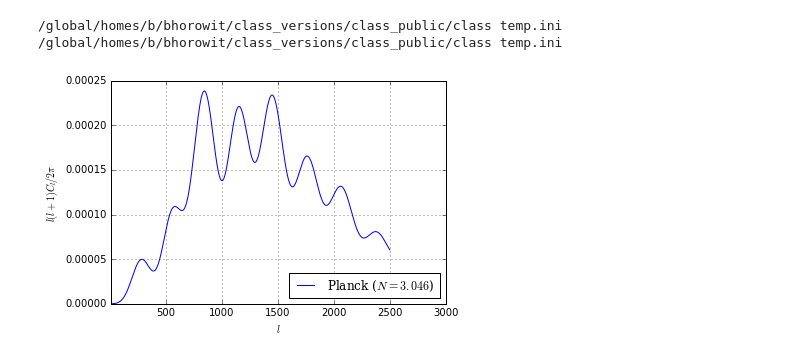
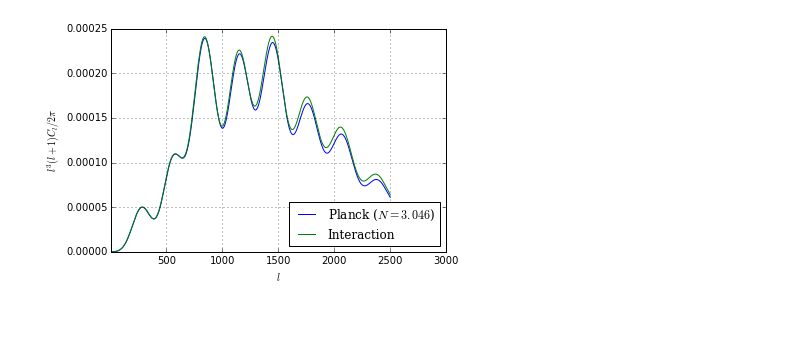
Before and after one commit to bhorowitz/class-fisher, a Jupyter notebook: testing.ipynb, the cells around one changed output. Drawn from its saved outputs; the diff is of its cells as text; code cells hidden in the pictures; blank space fills up the shorter version.

```diff
--- a/testing.ipynb
+++ b/testing.ipynb
@@ -8,8 +9,9 @@ import matplotlib.pyplot as plt
 import pylab
 # %%
+T_cmb = 2.725
 pfc = {
 "omega_b":0.02226,
-"omega_c": 0.1193,
+"omega_cdm": 0.1193,
 "h" : 0.6751,
 "tau_reio" : 0.063,
 "n_s" :  0.9653,
@@ -18,10 +20,9 @@ pfc = {
 
 best_fit ={
 "omega_b": 0.0221693,
-"omega_c": 0.121012,
+"omega_cdm": 0.121012,
 "h" : 0.661266,
 "tau_reio" : 0.071823,
-"sig_ncdm" : [0.0500989,0.500989],
 "n_s" :  0.961953,
 "ln10^{10}A_s" :  3.07599,
 "A_planck":   0.998698,
@@ -29,33 +30,42 @@ best_fit ={
 "N_eff" : 1.046,
 "N_ncdm" : 2,
 "m_ncdm ": [0.08, 0.08],
-"sig_ncdm" : [0.0500989,0.500989]
+"sig_ncdm" : [0.500989,0.500989]
 
 }
+
+pfc_ncdm ={"omega_b":0.02226,
+"omega_cdm": 0.1193,
+"h" : 0.6751,
+"tau_reio" : 0.063,
+"n_s" :  0.9653,
+"A_s" :  2.13e-9,
+"N_eff" : 1.046,
+"N_ncdm" : 2,
+"m_ncdm ": [0.08, 0.08],
+"sig_ncdm" : [15.500989,15.500989]
+}
 # %%
 planck = run_class(pfc)
-inter = run_class(best_fit)
+inter = run_class(pfc_ncdm)
-# %% [output]
-/global/homes/b/bhorowit/class_versions/class_public/class temp.ini
-/global/homes/b/bhorowit/class_versions/class_public/class temp.ini
 # %%
 pylab.plot(planck[:,0],np.multiply(planck[:,0],np.multiply(planck[:,0],planck[:,1])),label = "Planck ($N=3.046$)")
-pylab.plot(inter[:,0],np.multiply(inter[:,0],np.multiply(inter[:,0],inter[:,1])),label = "Interaction ($\sigma = 10.5$)")
+pylab.plot(inter[:,0],np.multiply(inter[:,0],np.multiply(inter[:,0],inter[:,1])),label = "Interaction")
 
 
 
 #pylab.loglog(noint[:,0],cl_original,label = "Planck (original code)")
 
 #pylab.loglog(one_int[:,0],cl_one_int,label = "Planck + $N_{\text{eff}}=1.0$ + int")
 #pylab.loglog(one_noint[:,0],cl_one_noint,label = r"($a^4 G^m = 1 \times 10^{-22}$), lmax = 10")
 
 plt.rc('font', family='serif')
 pylab.legend(loc=4)
 plt.xlim((10,3000))
 #plt.ylim((5*10**-11,5*10**-9))
 pylab.grid()
 pylab.xlabel("$l$")
-pylab.ylabel("$l(l+1)C_l/2\pi$")# in $[\mu k]^2$")
+pylab.ylabel("$l^3(l+1)C_l/2\pi$")# in $[\mu k]^2$")
 pylab.rcParams['figure.figsize'] = (10.0, 8.0)
 # %% [output]
-[figure, old version]
+[figure, new version]
```
Also changed, not shown: parts of 9 cells of this notebook, 1 other file.
